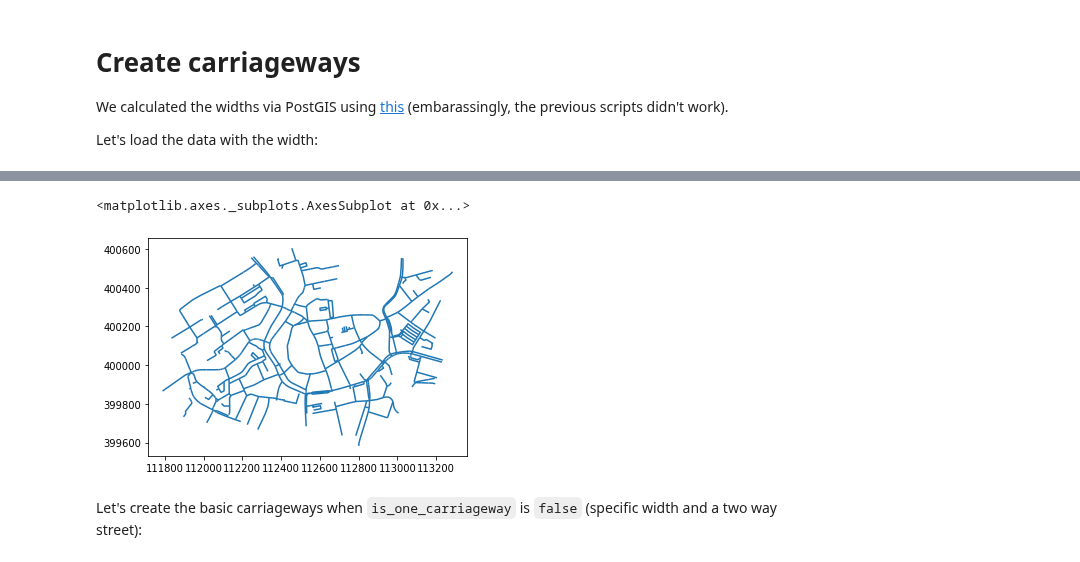
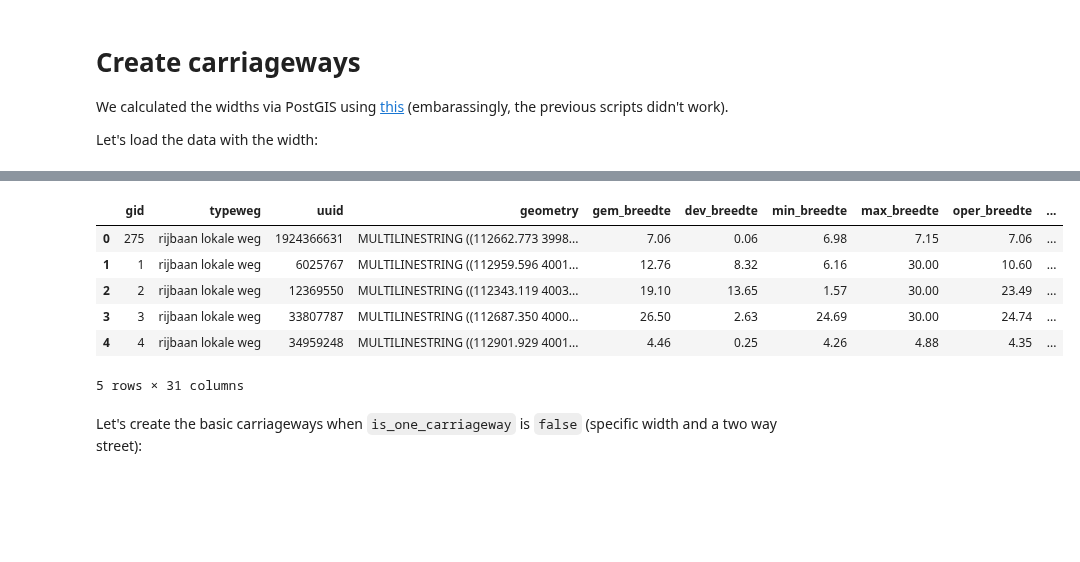
Before and after one commit to tudelft3d/carriageways-creator, a Jupyter notebook: processing.ipynb, the cells around one changed output, grey strips where cells are left out. Saved outputs shown, nothing was run; the diff lists cells and outputs as text; code cells hidden in the pictures; blank space fills up the shorter version.

Commit message:
Create ids and make width calculation in PostGIS work from the notebook

```diff
--- a/processing.ipynb
+++ b/processing.ipynb
@@ -542,0 +615,9 @@ common_dissolved.reset_index()[['gml_id', 'width', 'geometry']].to_file('output/
+# %%
+conn = psycopg2.connect(dbname=pg_database, user=pg_user, password=pg_pass)
+conn.set_isolation_level(psycopg2.extensions.ISOLATION_LEVEL_AUTOCOMMIT)
+
+cursor = conn.cursor()
+
+cursor.execute("SELECT wh_wegbreedte_bgt_generiek ('road_edges', 'uuid', false, 0);")
+for c in cursor:
+    print(c)
@@ -542,0 +628,6 @@ common_dissolved.reset_index()[['gml_id', 'width', 'geometry']].to_file('output/
+# %%
+roads_with_width = geopandas.GeoDataFrame.from_postgis("SELECT * FROM breedte_analyse_nieuw.gemiddeldebreedte", conn, geom_col='geom' )
+
+roads_with_width = roads_with_width.rename(columns={"geom": "geometry"})
+
+roads_with_width.head()
@@ -546,7 +644,3 @@ common_dissolved.reset_index()[['gml_id', 'width', 'geometry']].to_file('output/
 We calculated the widths via PostGIS using [this](https://github.com/willemhoffmans/bgt_wegbreedte/) (embarassingly, the previous scripts didn't work).
 
 Let's load the data with the width:
-# %%
-roads_with_width = geopandas.read_file('output/osm_roads_with_width.geojson')
-
-roads_with_width.head()
@@ -571,9 +647,14 @@ roads_pg.head()
-# %%
-roads_width_final_final = roads_with_width.set_index('wegvakid').merge(roads_pg.set_index('id'))
-# %%
-roads_width_final_final['geometry'].plot()
-# %% [output]
-<matplotlib.axes._subplots.AxesSubplot at 0x...>
-[figure, removed]
+# %%
+roads_width_final_final = roads_with_width.rename(columns={"wegvakid": "uuid"}).merge(road_edges.set_index("uuid"), on="uuid", suffixes=('', '_right'))
+
+roads_width_final_final.head()
+# %% [output]
+|  | gid | typeweg | uuid | geometry | gem_breedte | dev_breedte | min_breedte | max_breedte | oper_breedte | ... |
+| 0 | 275 | rijbaan lokale weg | 1924366631 | MULTILINESTRING ((112662.773 3998... | 7.06 | 0.06 | 6.98 | 7.15 | 7.06 | ... |
+| 1 | 1 | rijbaan lokale weg | 6025767 | MULTILINESTRING ((112959.596 4001... | 12.76 | 8.32 | 6.16 | 30.00 | 10.60 | ... |
+| 2 | 2 | rijbaan lokale weg | 12369550 | MULTILINESTRING ((112343.119 4003... | 19.10 | 13.65 | 1.57 | 30.00 | 23.49 | ... |
+| 3 | 3 | rijbaan lokale weg | 33807787 | MULTILINESTRING ((112687.350 4000... | 26.50 | 2.63 | 24.69 | 30.00 | 24.74 | ... |
+| 4 | 4 | rijbaan lokale weg | 34959248 | MULTILINESTRING ((112901.929 4001... | 4.46 | 0.25 | 4.26 | 4.88 | 4.35 | ... |
+5 rows × 31 columns
 # %% [markdown]
 Let's create the basic carriageways when `is_one_carriageway` is `false` (specific width and a two way street):
```
Also changed, not shown: parts of 38 cells of this notebook, 2 other files.
